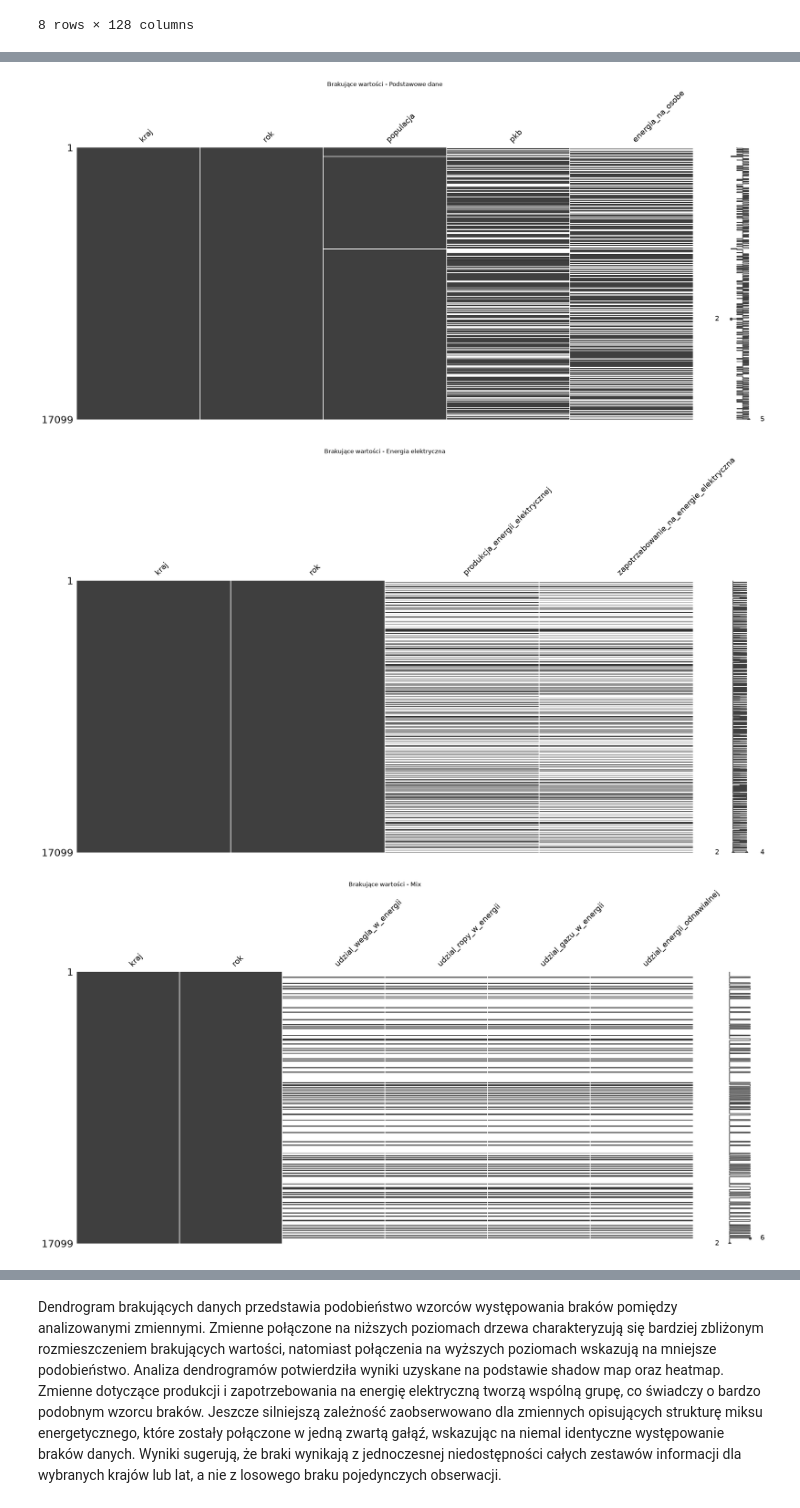
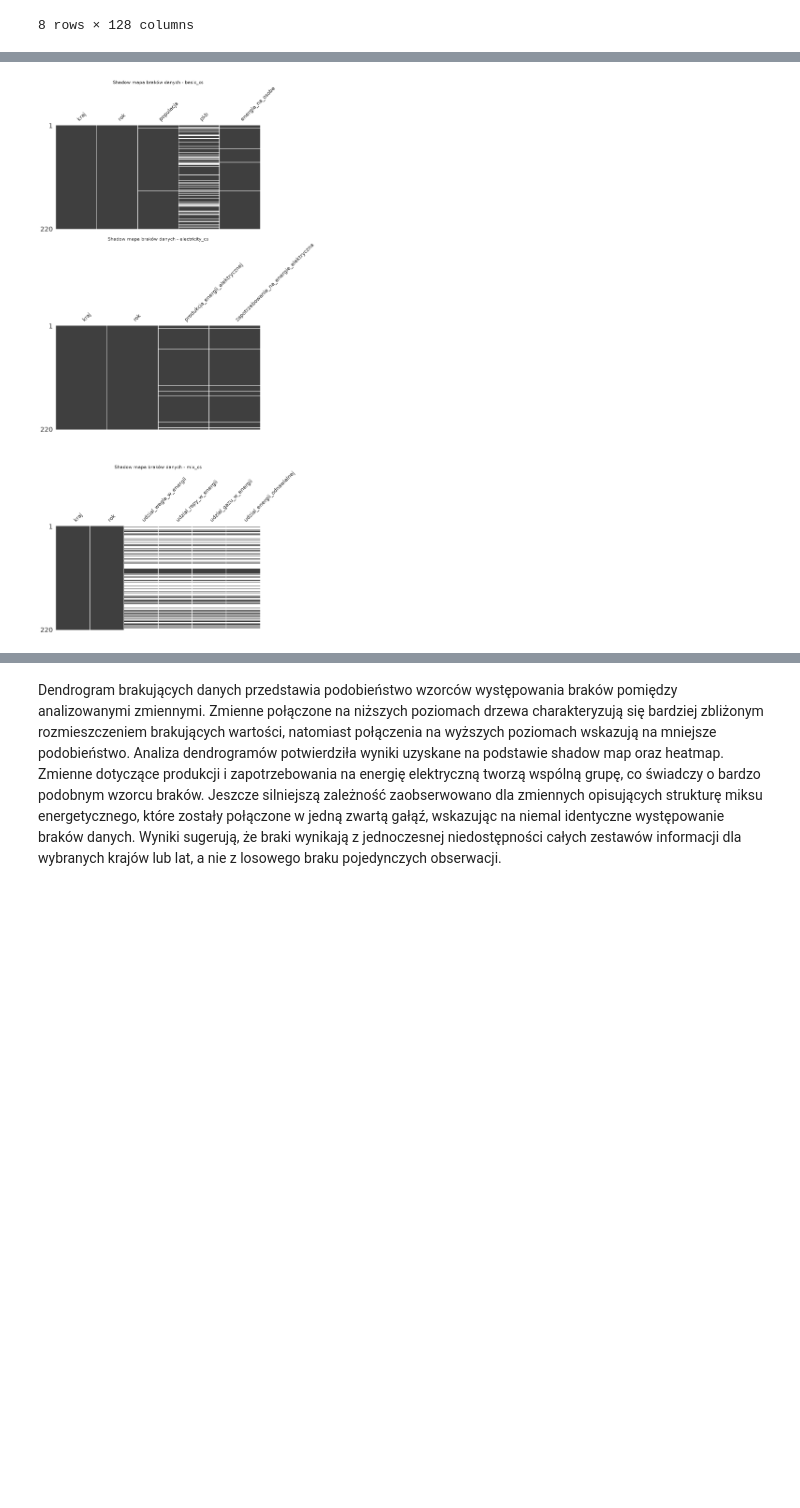
Before and after one commit to MichalG315/AWDP_Project, a Jupyter notebook: notebooks/main.ipynb, the cells around one changed output, grey strips where cells are left out. Cells and saved outputs as stored; diff of their text form; code cells hidden in the pictures; blank space fills up the shorter version.

Commit message:
Zmiana na analizę przekrojowa + wizualizacja i początek analizy opisowej

```diff
--- a/notebooks/main.ipynb
+++ b/notebooks/main.ipynb
@@ -105,8 +110,16 @@ basic = countries[["kraj", "rok", "populacja", "pkb", "energia_na_osobe"]].copy(
 electricity = countries[["kraj", "rok", "produkcja_energii_elektrycznej", "zapotrzebowanie_na_energie_elektryczna"]].copy()
 mix = countries[["kraj", "rok", "udzial_wegla_w_energii", "udzial_ropy_w_energii", "udzial_gazu_w_energii", "udzial_energii_odnawialnej"]].copy()
 # %%
-# Displaying information about the selected datasets
-basic.info()
-electricity.info()
-mix.info()
+# --- wybór jednego roku do analizy przekrojowej ---
+
+rok_przekrojowy = 2020
+
+basic_cs = basic[basic["rok"] == rok_przekrojowy].copy()
+electricity_cs = electricity[electricity["rok"] == rok_przekrojowy].copy()
+mix_cs = mix[mix["rok"] == rok_przekrojowy].copy()
+
+print("Wybrany rok:", rok_przekrojowy)
+print("basic_cs:", basic_cs.shape)
+print("electricity_cs:", electricity_cs.shape)
+print("mix_cs:", mix_cs.shape)
 # %% [output]
@@ -130,16 +130,17 @@ memory usage: 935.1 KB
 # %%
-#Creating shadow maps of missing values
-msno.matrix(basic)
-plt.title("Brakujące wartości - Podstawowe dane")
+fig, axes = plt.subplots(3, 1, figsize=(12, 24))
+
+msno.matrix(basic_cs, ax=axes[0], sparkline=False)
+axes[0].set_title("Shadow mapa braków danych - basic_cs")
+
+msno.matrix(electricity_cs, ax=axes[1], sparkline=False)
+axes[1].set_title("Shadow mapa braków danych - electricity_cs")
+
+msno.matrix(mix_cs, ax=axes[2], sparkline=False)
+axes[2].set_title("Shadow mapa braków danych - mix_cs")
+
+plt.tight_layout()
 plt.show()
-msno.matrix(electricity)
-plt.title("Brakujące wartości - Energia elektryczna")
-plt.show()
-msno.matrix(mix)
-plt.title("Brakujące wartości - Mix")
-plt.show()
 # %% [output]
-[figure, old version]
+[figure, new version]
-[figure, removed]
-[figure, removed]
 # %% [markdown]
```
Also changed, not shown: parts of 31 cells of this notebook.
